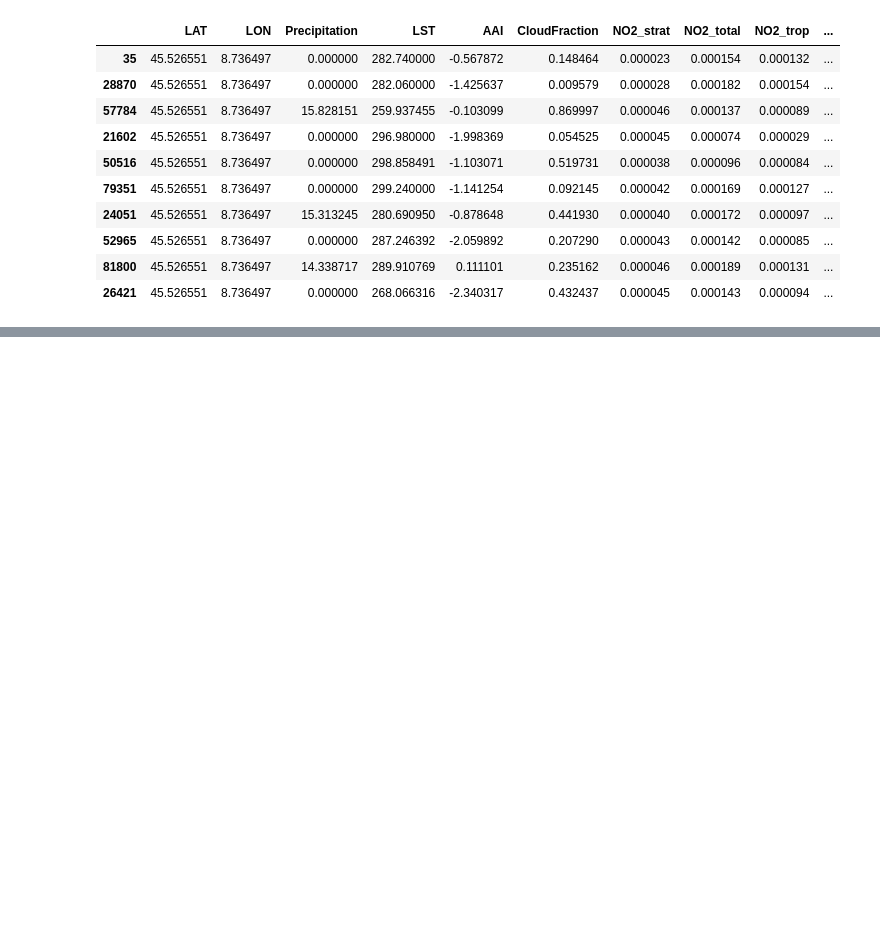
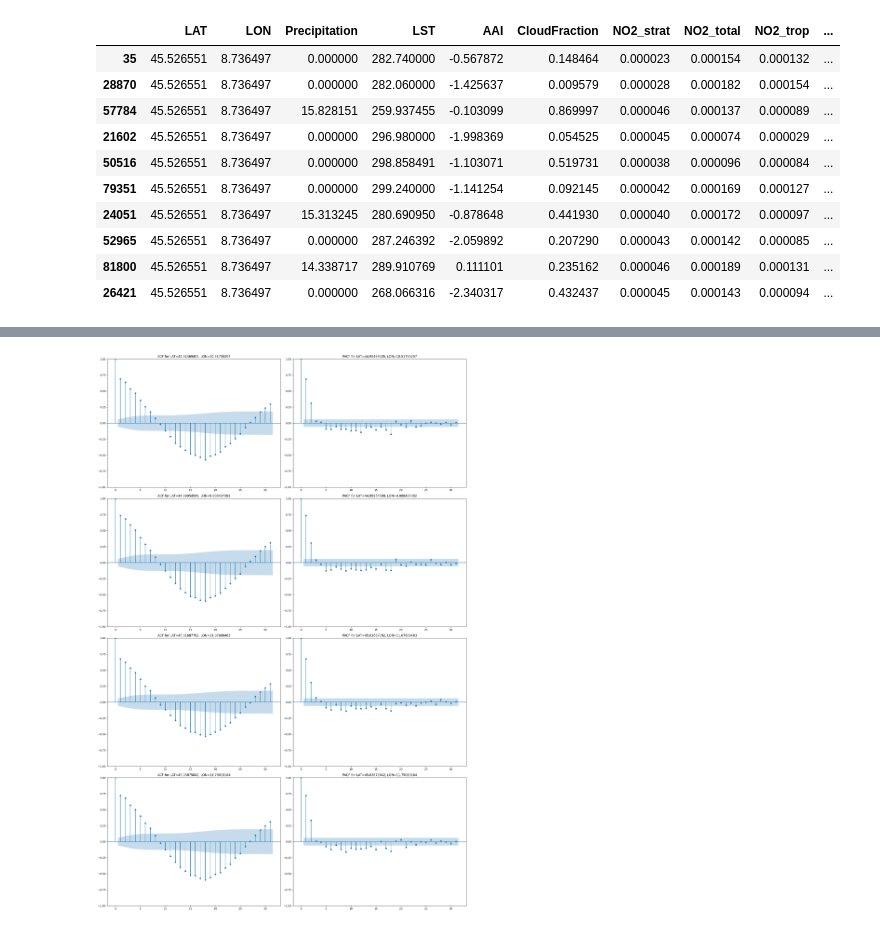
Before and after one commit to Anurag163/GeoAI_Ground_level_NO2_Zindi-, a Jupyter notebook: 3.Feature_Engineering_2.ipynb, the cells around one changed output, grey strips where cells are left out. Saved outputs shown, nothing was run; the diff lists cells and outputs as text; code cells hidden in the pictures; blank space fills up the shorter version.

```diff
--- a/3.Feature_Engineering_2.ipynb
+++ b/3.Feature_Engineering_2.ipynb
@@ -263,0 +335,30 @@ train_model3_df_prep_mix_roll_wind_mean_stddev_sorted.head(10)
+# %%
+# Create a figure with subplots
+#LST
+num_rows = 4  # Number of groups to display
+num_cols = 2  # Two columns for ACF and PACF plots
+fig, axes = plt.subplots(num_rows, num_cols, figsize=(20, 30))  # Adjust figsize as needed
+
+# Flatten the axes array for easy iteration
+axes = axes.flatten()
+
+# Iterate over the first four groups and plot ACF and PACF
+for i, (name, group) in enumerate(grouped):
+    if i >= num_rows:
+        break
+    group = group.sort_values(by='Date')
+    ts = group['LST']
+
+    # Plot ACF
+    plot_acf(ts, ax=axes[i*2])
+    axes[i*2].set_title(f'ACF for LAT={name[0]}, LON={name[1]}')
+
+    # Plot PACF
+    plot_pacf(ts, ax=axes[i*2+1])
+    axes[i*2+1].set_title(f'PACF for LAT={name[0]}, LON={name[1]}')
+
+# Adjust layout
+plt.tight_layout()
+plt.show()
+# %% [output]
+[figure, added]
```
Also changed, not shown: parts of 11 cells of this notebook, 1 other file.
